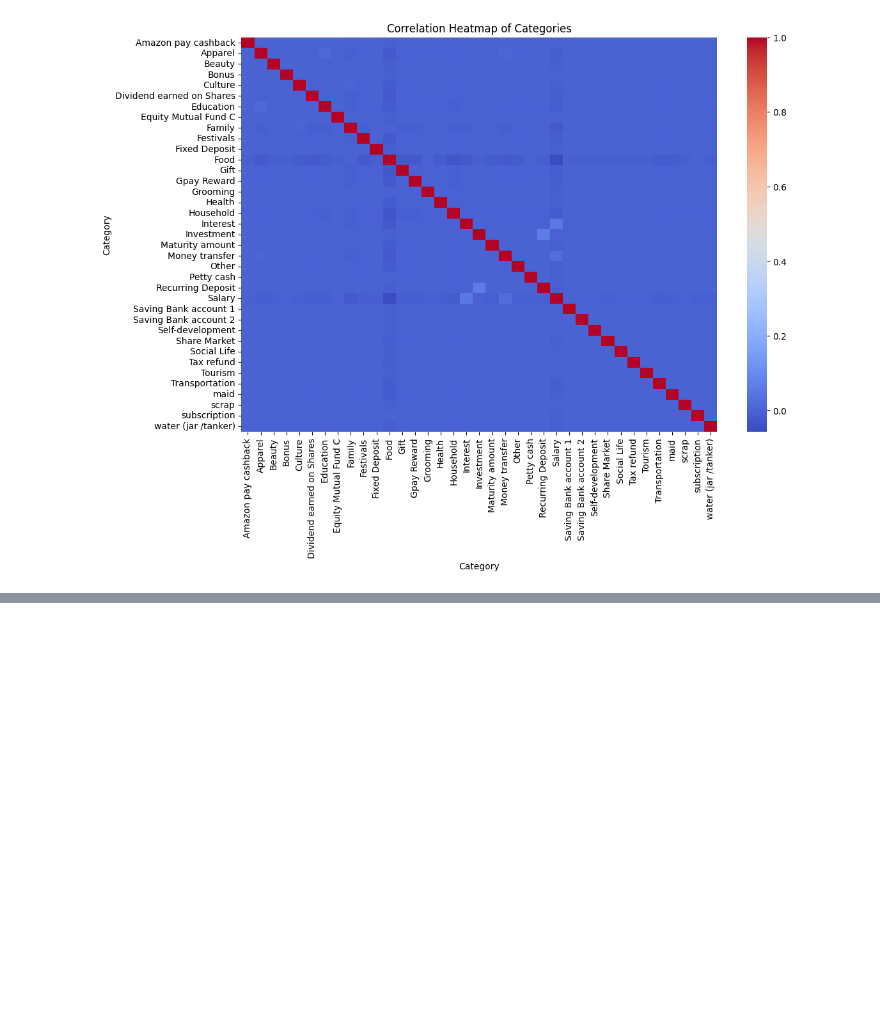
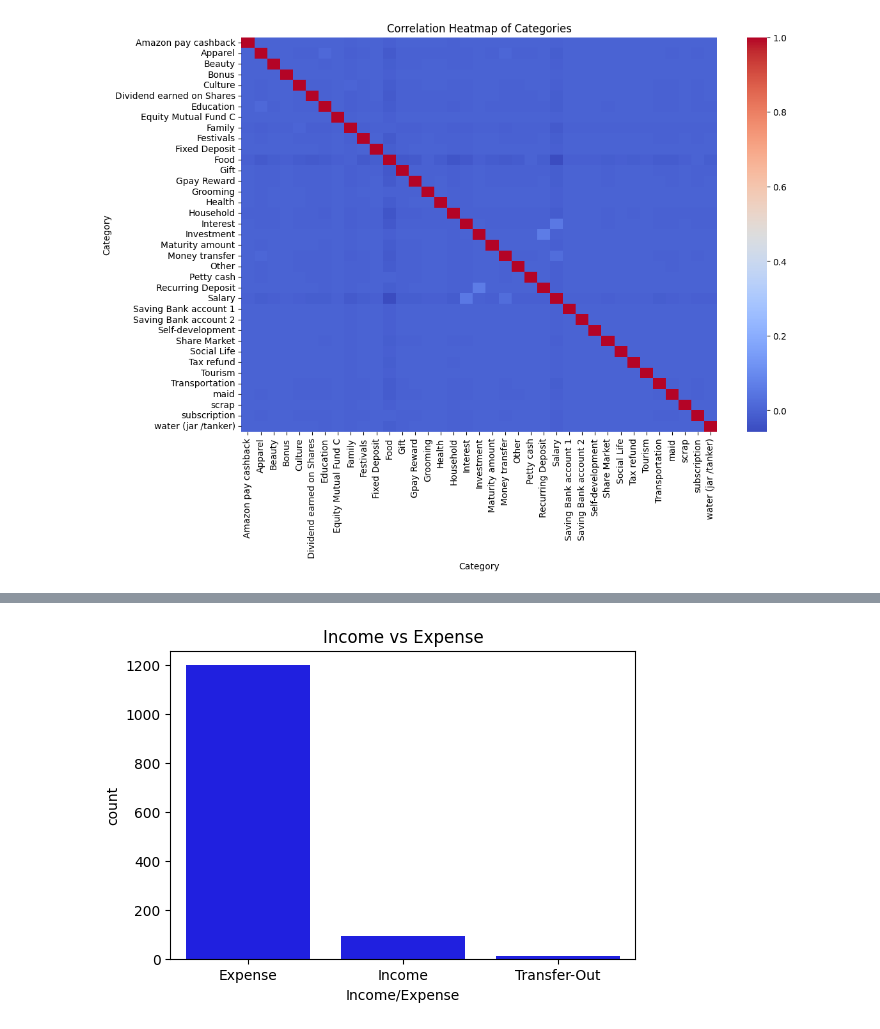
Before and after one commit to Deepnotcoder/Internship-Project-1, a Jupyter notebook: DAILY.IPYNB, the cells around one changed output, grey strips where cells are left out. Saved outputs shown, nothing was run; the diff lists cells and outputs as text; code cells hidden in the pictures; blank space fills up the shorter version.

```diff
--- a/DAILY.IPYNB
+++ b/DAILY.IPYNB
@@ -103,0 +98,8 @@ plt.show()
+# %%
+# Income vs Expense
+plt.figure(figsize=(6,4))
+sns.countplot(data=df, x='Income/Expense', color='blue')
+plt.title('Income vs Expense')
+plt.show()
+# %% [output]
+[figure, added]
```
Also changed, not shown: parts of 4 cells of this notebook.
